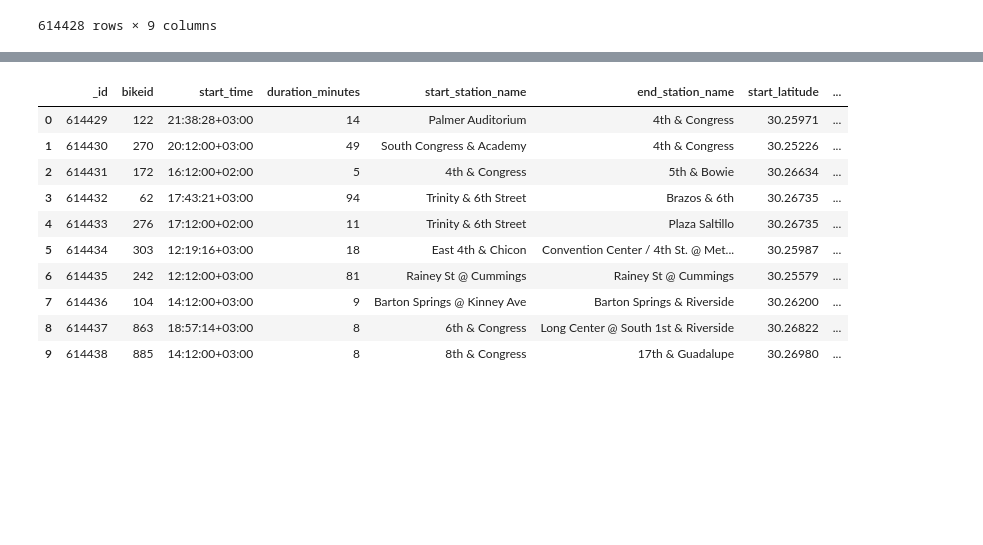
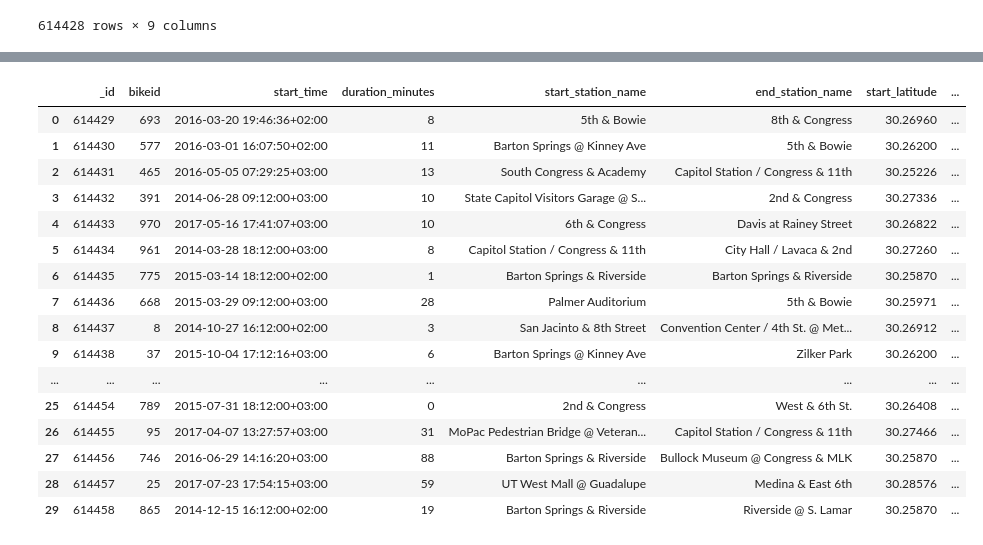
Before and after one commit to GalZeevi/HARLM, a Jupyter notebook: demo.ipynb, the cells around one changed output, grey strips where cells are left out. Drawn from its saved outputs; the diff is of its cells as text; code cells hidden in the pictures; blank space fills up the shorter version.

```diff
--- a/demo.ipynb
+++ b/demo.ipynb
@@ -23,5 +29,5 @@ bikes
 from jaccard_workload_approximator import JaccardWorkloadApproximator
 
 workload_approximator = JaccardWorkloadApproximator()
-workload = workload_approximator.get_workload_approximation(10)
+workload = workload_approximator.get_workload_approximation(30)
 # %% [output]
@@ -45,7 +51,7 @@ iteration took: 1.57 ms
 # %%
 from saqp_manager import SaqpManager
 
-saqp_manager = SaqpManager([query[0] for query in workload], [query[1] for query in workload], 10)
+saqp_manager = SaqpManager([query[0] for query in workload], [query[1] for query in workload], 30)
 sample = saqp_manager.get_sample()
 sample
 # %% [output]
@@ -86,14 +92,20 @@ algorithm took: 2430.09 ms
 # %%
-pd.DataFrame(sample)
+df = pd.DataFrame(sample)
 # %% [output]
 |  | _id | bikeid | start_time | duration_minutes | start_station_name | end_station_name | start_latitude | ... |
-| 0 | 614429 | 122 | 21:38:28+03:00 | 14 | Palmer Auditorium | 4th & Congress | 30.25971 | ... |
-| 1 | 614430 | 270 | 20:12:00+03:00 | 49 | South Congress & Academy | 4th & Congress | 30.25226 | ... |
-| 2 | 614431 | 172 | 16:12:00+02:00 | 5 | 4th & Congress | 5th & Bowie | 30.26634 | ... |
-| 3 | 614432 | 62 | 17:43:21+03:00 | 94 | Trinity & 6th Street | Brazos & 6th | 30.26735 | ... |
-| 4 | 614433 | 276 | 17:12:00+02:00 | 11 | Trinity & 6th Street | Plaza Saltillo | 30.26735 | ... |
-| 5 | 614434 | 303 | 12:19:16+03:00 | 18 | East 4th & Chicon | Convention Center / 4th St. @ Met... | 30.25987 | ... |
-| 6 | 614435 | 242 | 12:12:00+03:00 | 81 | Rainey St @ Cummings | Rainey St @ Cummings | 30.25579 | ... |
-| 7 | 614436 | 104 | 14:12:00+03:00 | 9 | Barton Springs @ Kinney Ave | Barton Springs & Riverside | 30.26200 | ... |
-| 8 | 614437 | 863 | 18:57:14+03:00 | 8 | 6th & Congress | Long Center @ South 1st & Riverside | 30.26822 | ... |
-| 9 | 614438 | 885 | 14:12:00+03:00 | 8 | 8th & Congress | 17th & Guadalupe | 30.26980 | ... |
+| 0 | 614429 | 693 | 2016-03-20 19:46:36+02:00 | 8 | 5th & Bowie | 8th & Congress | 30.26960 | ... |
+| 1 | 614430 | 577 | 2016-03-01 16:07:50+02:00 | 11 | Barton Springs @ Kinney Ave | 5th & Bowie | 30.26200 | ... |
+| 2 | 614431 | 465 | 2016-05-05 07:29:25+03:00 | 13 | South Congress & Academy | Capitol Station / Congress & 11th | 30.25226 | ... |
+| 3 | 614432 | 391 | 2014-06-28 09:12:00+03:00 | 10 | State Capitol Visitors Garage @ S... | 2nd & Congress | 30.27336 | ... |
+| 4 | 614433 | 970 | 2017-05-16 17:41:07+03:00 | 10 | 6th & Congress | Davis at Rainey Street | 30.26822 | ... |
+| 5 | 614434 | 961 | 2014-03-28 18:12:00+03:00 | 8 | Capitol Station / Congress & 11th | City Hall / Lavaca & 2nd | 30.27260 | ... |
+| 6 | 614435 | 775 | 2015-03-14 18:12:00+02:00 | 1 | Barton Springs & Riverside | Barton Springs & Riverside | 30.25870 | ... |
+| 7 | 614436 | 668 | 2015-03-29 09:12:00+03:00 | 28 | Palmer Auditorium | 5th & Bowie | 30.25971 | ... |
+| 8 | 614437 | 8 | 2014-10-27 16:12:00+02:00 | 3 | San Jacinto & 8th Street | Convention Center / 4th St. @ Met... | 30.26912 | ... |
+| 9 | 614438 | 37 | 2015-10-04 17:12:16+03:00 | 6 | Barton Springs @ Kinney Ave | Zilker Park | 30.26200 | ... |
+| ... | ... | ... | ... | ... | ... | ... | ... | ... |
+| 25 | 614454 | 789 | 2015-07-31 18:12:00+03:00 | 0 | 2nd & Congress | West & 6th St. | 30.26408 | ... |
+| 26 | 614455 | 95 | 2017-04-07 13:27:57+03:00 | 31 | MoPac Pedestrian Bridge @ Veteran... | Capitol Station / Congress & 11th | 30.27466 | ... |
+| 27 | 614456 | 746 | 2016-06-29 14:16:20+03:00 | 88 | Barton Springs & Riverside | Bullock Museum @ Congress & MLK | 30.25870 | ... |
+| 28 | 614457 | 25 | 2017-07-23 17:54:15+03:00 | 59 | UT West Mall @ Guadalupe | Medina & East 6th | 30.28576 | ... |
+| 29 | 614458 | 865 | 2014-12-15 16:12:00+02:00 | 19 | Barton Springs & Riverside | Riverside @ S. Lamar | 30.25870 | ... |
```
Also changed, not shown: parts of 4 cells of this notebook, 9 other files.
